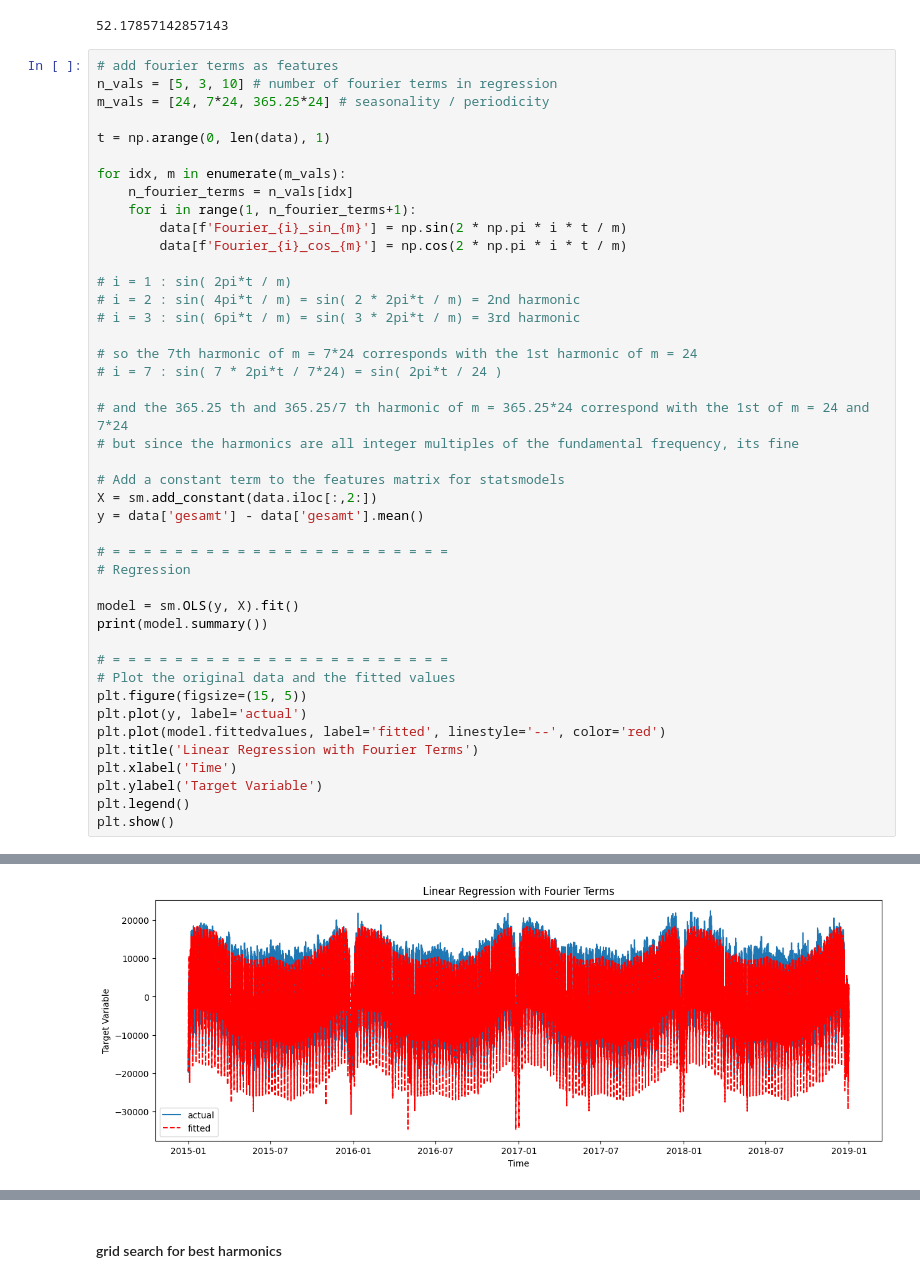
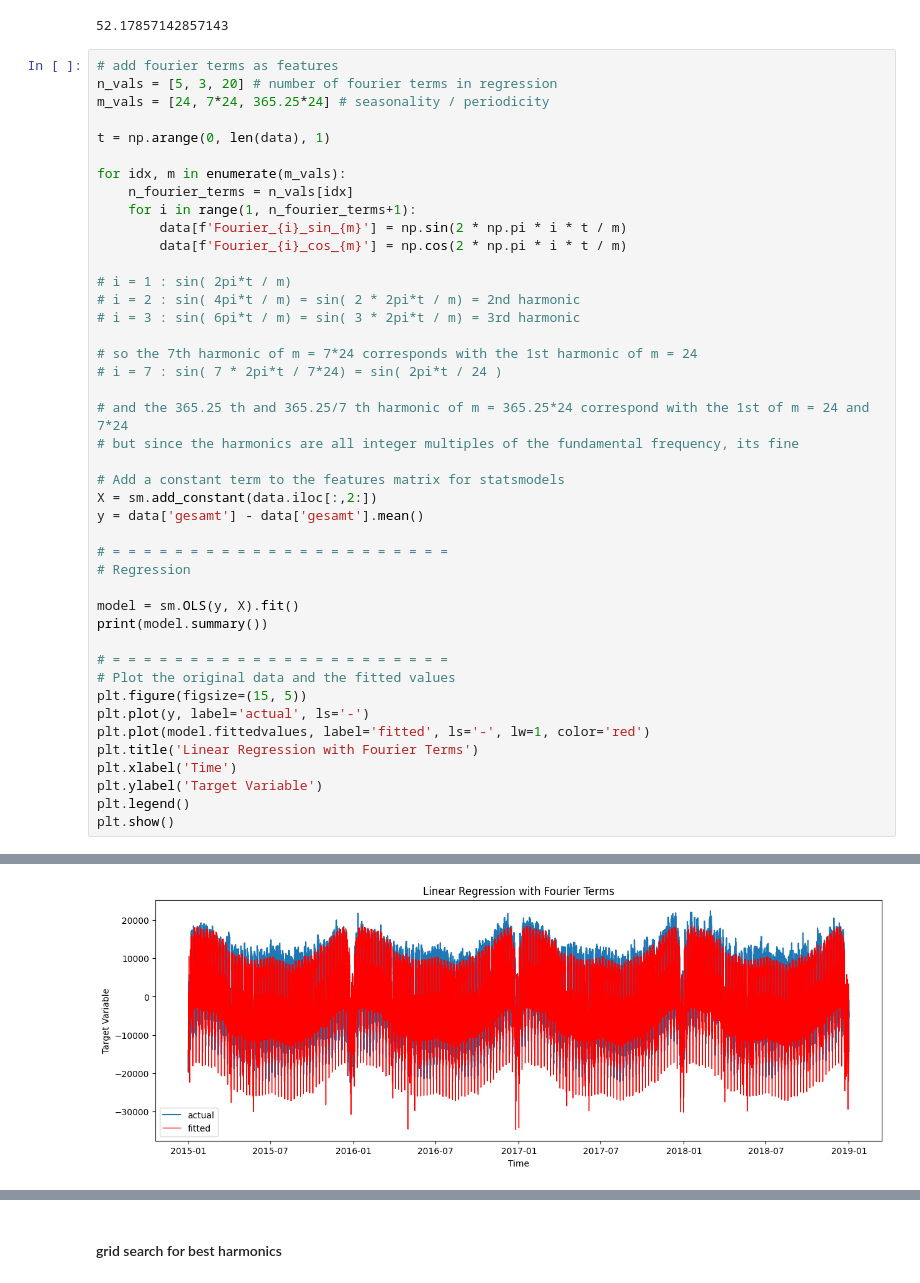
Before and after one commit to hikotei/2023_11-PTSFC, a Jupyter notebook: Energy/2023_12_31 lin reg.ipynb, the cells around one changed output, grey strips where cells are left out. Cells and saved outputs as stored; diff of their text form.

Commit message:
fourier reg update

```diff
--- a/Energy/2023_12_31 lin reg.ipynb
+++ b/Energy/2023_12_31 lin reg.ipynb
@@ -507,7 +507,7 @@ data.head(5)
 52.17857142857143
 # %%
 # add fourier terms as features
-n_vals = [5, 3, 10] # number of fourier terms in regression
+n_vals = [5, 3, 20] # number of fourier terms in regression
 m_vals = [24, 7*24, 365.25*24] # seasonality / periodicity
 
 t = np.arange(0, len(data), 1)
@@ -541,8 +541,8 @@ print(model.summary())
 # = = = = = = = = = = = = = = = = = = = = = =
 # Plot the original data and the fitted values
 plt.figure(figsize=(15, 5))
-plt.plot(y, label='actual')
-plt.plot(model.fittedvalues, label='fitted', linestyle='--', color='red')
+plt.plot(y, label='actual', ls='-')
+plt.plot(model.fittedvalues, label='fitted', ls='-', lw=1, color='red')
 plt.title('Linear Regression with Fourier Terms')
 plt.xlabel('Time')
 plt.ylabel('Target Variable')
@@ -559,12 +559,12 @@ Time:                        16:15:38   Log-Likelihood:            -3.3423e+05
 No. Observations:               35064   AIC:                         6.686e+05
 Df Residuals:                   34979   BIC:                         6.694e+05
 Df Model:                          84
 Covariance Type:            nonrobust
 ===============================================================================================
 ... (92 lines left out)
 ==============================================================================
 
 Notes:
 [1] Standard Errors assume that the covariance matrix of the errors is correctly specified.
-[figure, old version]
+[figure, new version]
 # %%
```
Also changed, not shown: parts of 3 cells of this notebook.
